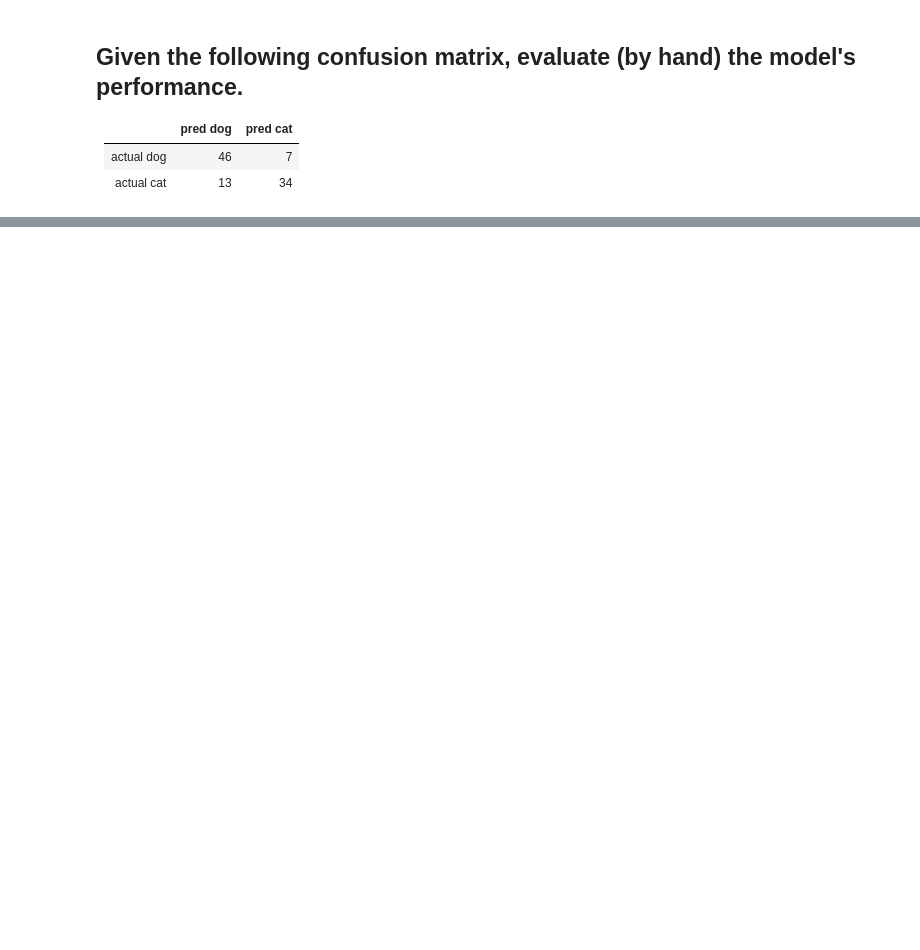
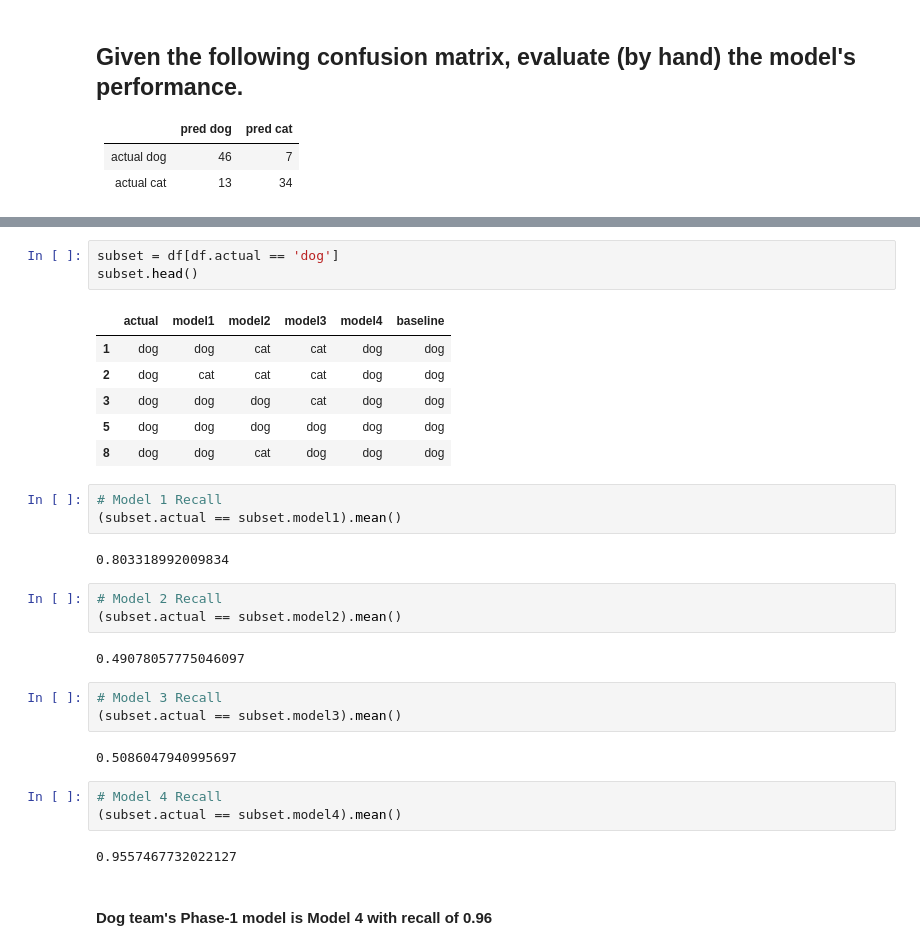
Before and after one commit to randyfrench/classification-exercises, a Jupyter notebook: model_evaluation.ipynb, the cells around one changed output, grey strips where cells are left out. Cells and saved outputs as stored; diff of their text form; blank space fills up the shorter version.

```diff
--- a/model_evaluation.ipynb
+++ b/model_evaluation.ipynb
@@ -32,0 +304,32 @@
+# %%
+subset = df[df.actual == 'dog']
+subset.head()
+# %% [output]
+|  | actual | model1 | model2 | model3 | model4 | baseline |
+| 1 | dog | dog | cat | cat | dog | dog |
+| 2 | dog | cat | cat | cat | dog | dog |
+| 3 | dog | dog | dog | cat | dog | dog |
+| 5 | dog | dog | dog | dog | dog | dog |
+| 8 | dog | dog | cat | dog | dog | dog |
+# %%
+# Model 1 Recall
+(subset.actual == subset.model1).mean()
+# %% [output]
+0.803318992009834
+# %%
+# Model 2 Recall
+(subset.actual == subset.model2).mean()
+# %% [output]
+0.49078057775046097
+# %%
+# Model 3 Recall
+(subset.actual == subset.model3).mean()
+# %% [output]
+0.5086047940995697
+# %%
+# Model 4 Recall
+(subset.actual == subset.model4).mean()
+# %% [output]
+0.9557467732022127
+# %% [markdown]
+#### Dog team's Phase-1 model is Model 4 with recall of 0.96
```
Also changed, not shown: parts of 49 cells of this notebook, 4 other files.
